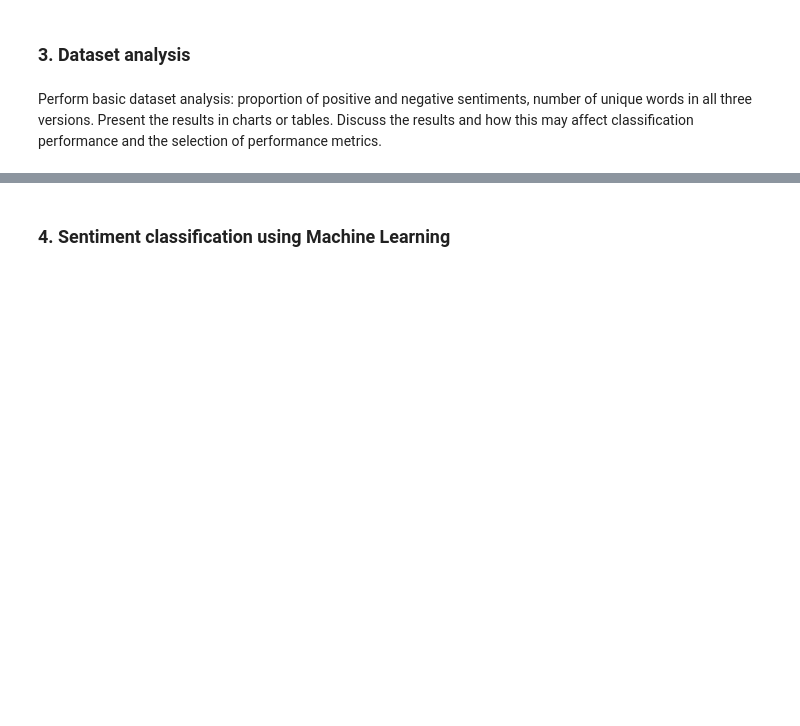
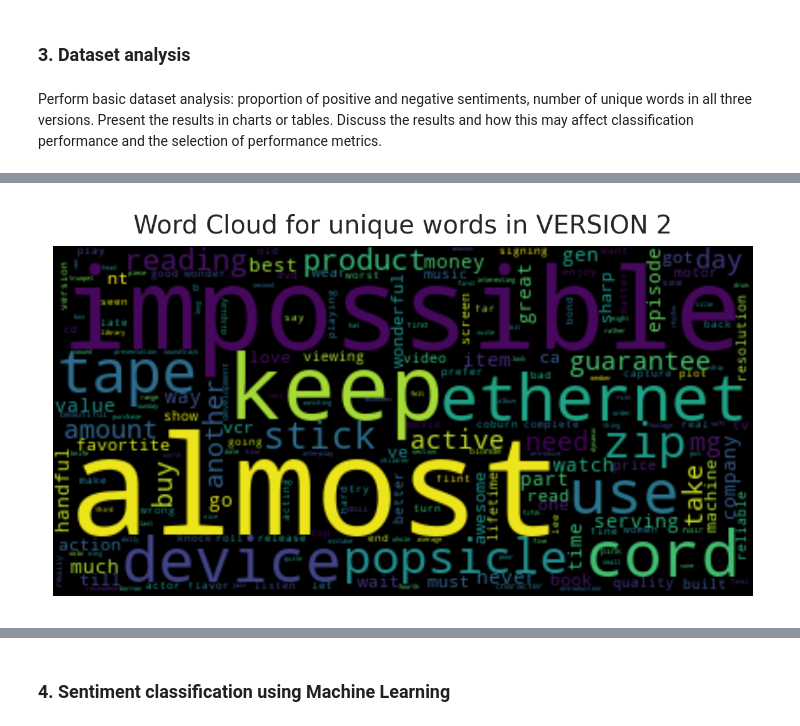
Before and after one commit to Anomaly1702/NLP_Basics, a Jupyter notebook: a1812913_Anubhav_assign1.ipynb, the cells around one changed output, grey strips where cells are left out. Drawn from its saved outputs; the diff is of its cells as text; code cells hidden in the pictures; blank space fills up the shorter version.

```diff
--- a/a1812913_Anubhav_assign1.ipynb
+++ b/a1812913_Anubhav_assign1.ipynb
@@ -113,0 +199,9 @@ metrics.
+# %%
+#Word Cloud for unique words in VERSION 2
+wordcloud = WordCloud () .generate ([ ' ' .join ( word for word in uniqe_version2.keys ())][ 0 ])
+plt.imshow ( wordcloud , interpolation= 'bilinear' )
+plt.axis ( "off" )
+plt.title ( "Word Cloud for unique words in VERSION 2" )
+plt.show ()
+# %% [output]
+[figure, added]
```
Also changed, not shown: parts of 9 cells of this notebook.
